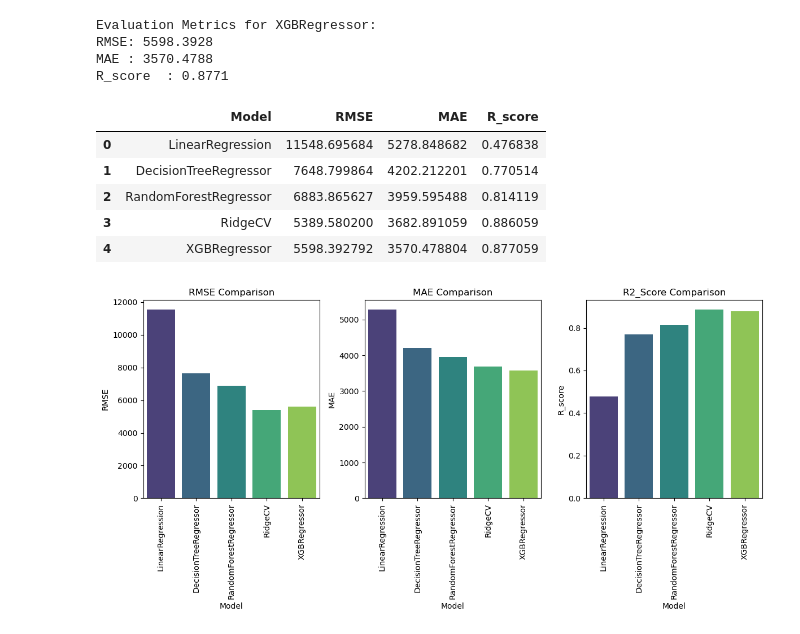
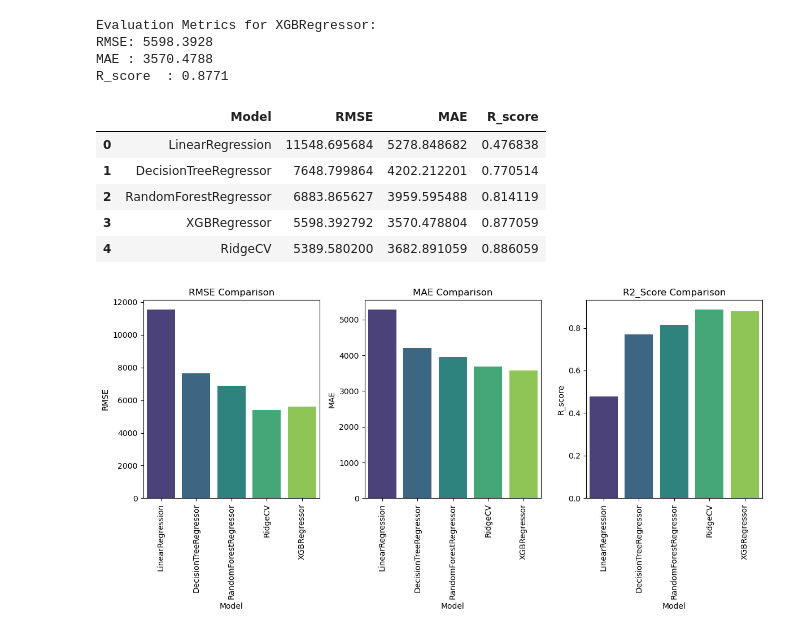
Before and after one commit to rshewatkar/ML_internship, a Jupyter notebook: Vehicle Price Prediction/Vehical_price.ipynb, the cells around one changed output. Saved outputs shown, nothing was run; the diff lists cells and outputs as text; code cells hidden in the pictures.

```diff
--- a/Vehicle Price Prediction/Vehical_price.ipynb
+++ b/Vehicle Price Prediction/Vehical_price.ipynb
@@ -451,17 +510,17 @@ MAE : 3570.4788
 R_score  : 0.8771
 # %%
 # results for all models
-results = pd.DataFrame([LinearRegression_metrics,DecisionTreeRegressor_metrics,RandomForestRegressor_metrics,RidgeCV_metrics,XGBRegressor_metrics])
+results = pd.DataFrame([LinearRegression_metrics,DecisionTreeRegressor_metrics,RandomForestRegressor_metrics,XGBRegressor_metrics,RidgeCV_metrics])
 # Convert to DataFrame
 results_df = pd.DataFrame(results)
 display(results_df)
 # %% [output]
 |  | Model | RMSE | MAE | R_score |
 | 0 | LinearRegression | 11548.695684 | 5278.848682 | 0.476838 |
 | 1 | DecisionTreeRegressor | 7648.799864 | 4202.212201 | 0.770514 |
 | 2 | RandomForestRegressor | 6883.865627 | 3959.595488 | 0.814119 |
-| 3 | RidgeCV | 5389.580200 | 3682.891059 | 0.886059 |
-| 4 | XGBRegressor | 5598.392792 | 3570.478804 | 0.877059 |
+| 3 | XGBRegressor | 5598.392792 | 3570.478804 | 0.877059 |
+| 4 | RidgeCV | 5389.580200 | 3682.891059 | 0.886059 |
 # %%
 plt.figure(figsize=(12, 6))
 # RMSE Comparison
```
Also changed, not shown: parts of 9 cells of this notebook, 1 other file.
